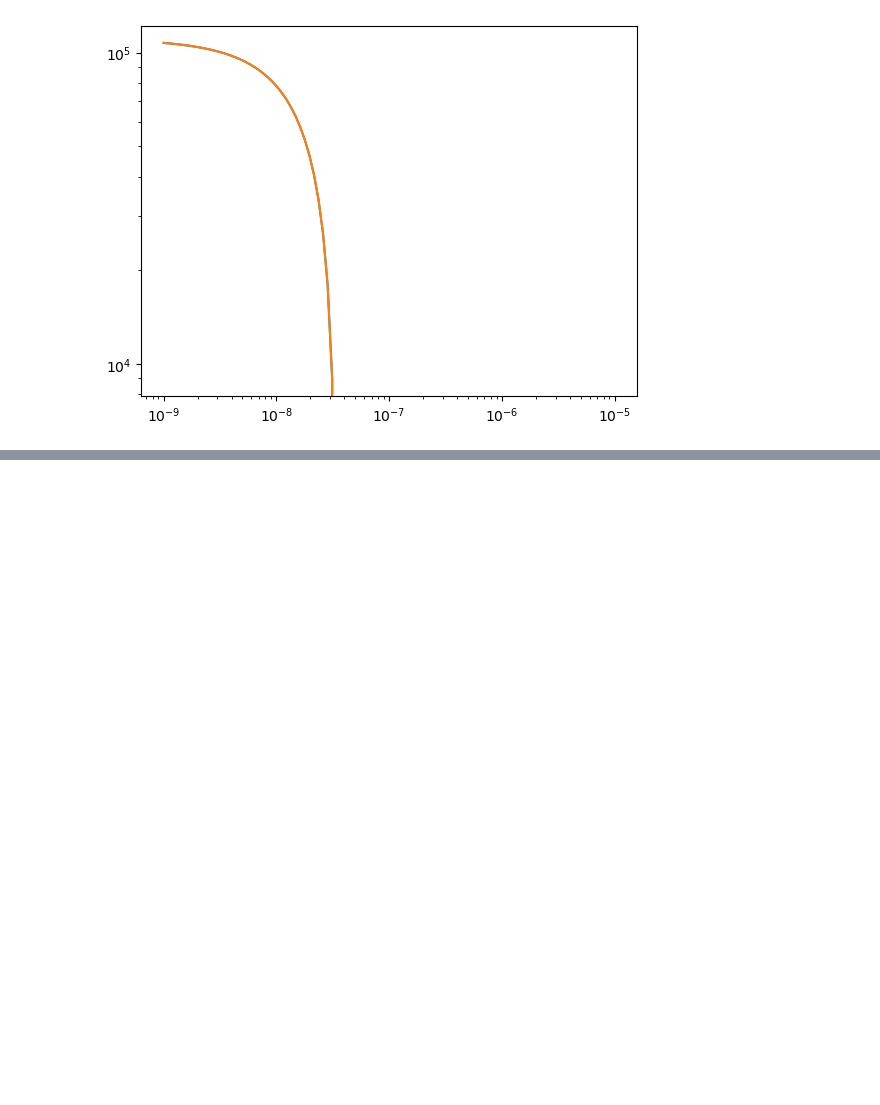
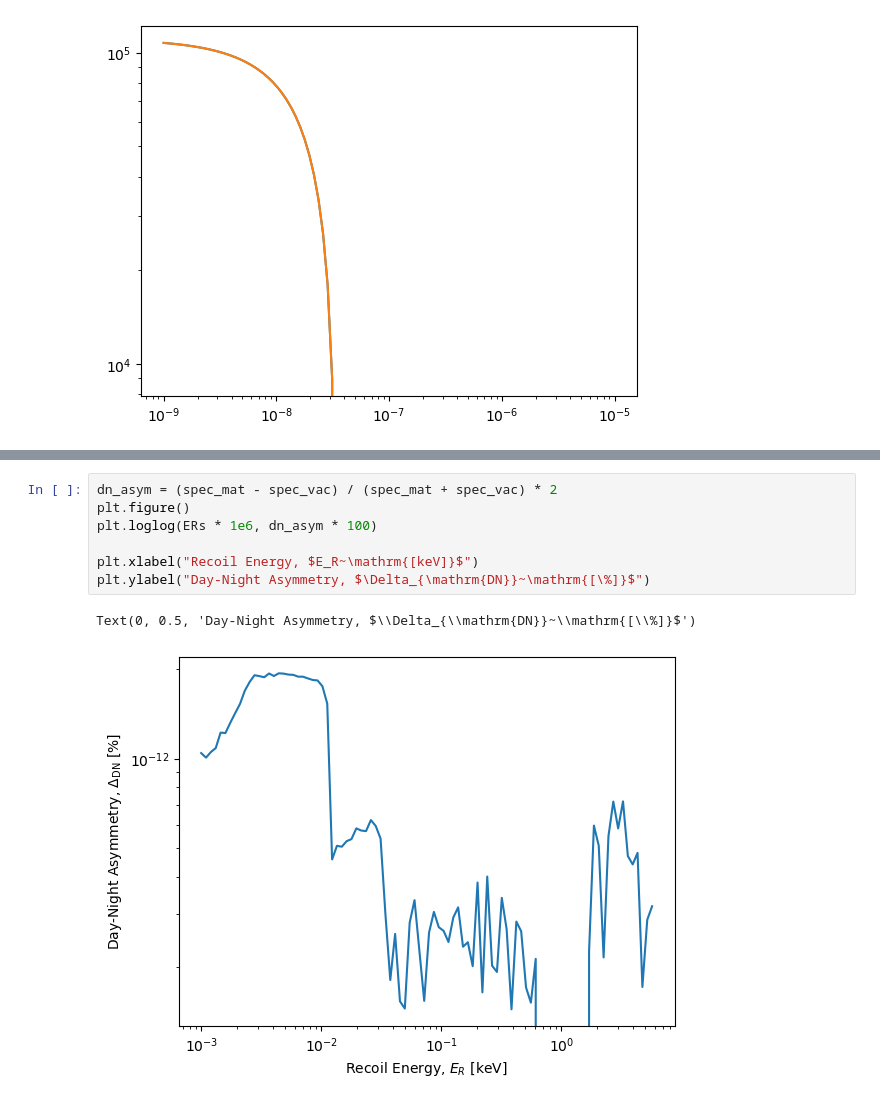
Before and after one commit to SNuDD/SNuDD, a Jupyter notebook: notebooks/density_test.ipynb, the cells around one changed output, grey strips where cells are left out. Drawn from its saved outputs; the diff is of its cells as text; blank space fills up the shorter version.

```diff
--- a/notebooks/density_test.ipynb
+++ b/notebooks/density_test.ipynb
@@ -134 +132,11 @@ plt.ylim(1e0,1e6)
+# %%
+dn_asym = (spec_mat - spec_vac) / (spec_mat + spec_vac) * 2
+plt.figure()
+plt.loglog(ERs * 1e6, dn_asym * 100)
+
+plt.xlabel("Recoil Energy, $E_R~\mathrm{[keV]}$")
+plt.ylabel("Day-Night Asymmetry, $\Delta_{\mathrm{DN}}~\mathrm{[\%]}$")
+# %% [output]
+Text(0, 0.5, 'Day-Night Asymmetry, $\\Delta_{\\mathrm{DN}}~\\mathrm{[\\%]}$')
+[figure, added]
 # %%
```
Also changed, not shown: parts of 15 cells of this notebook.
